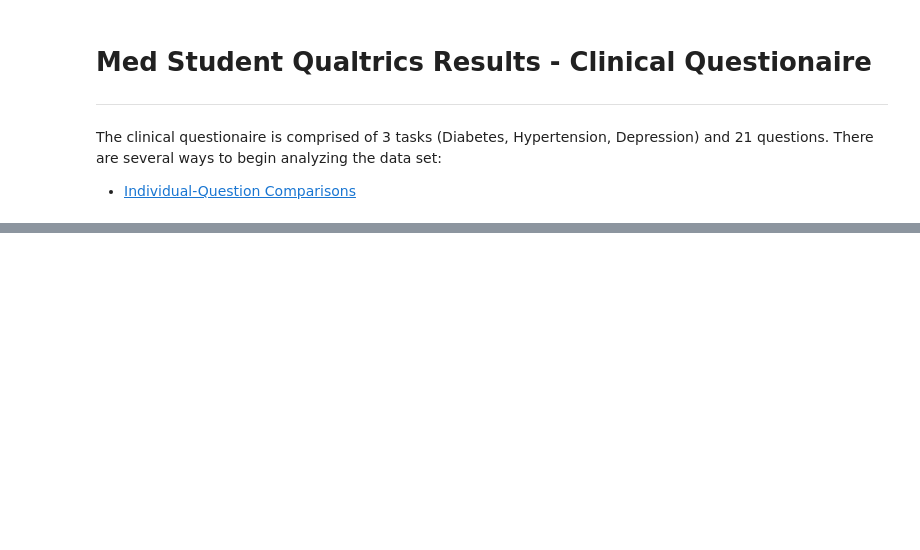
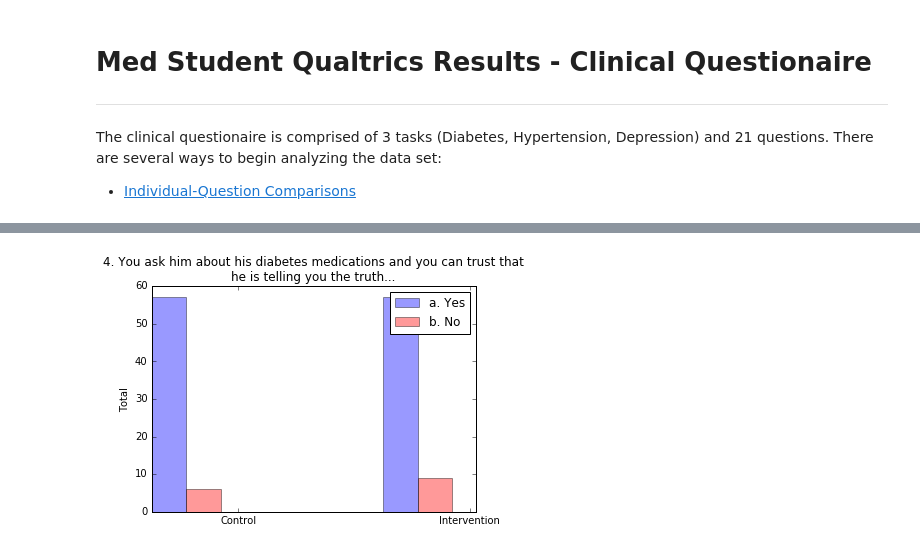
Before and after one commit to Duke-Translational-Bioinformatics/kairx-analysis, a Jupyter notebook: notebooks/med_student_qualtrics_cq.ipynb, the cells around one changed output, grey strips where cells are left out. Cells and saved outputs as stored; diff of their text form; code cells hidden in the pictures; blank space fills up the shorter version.

```diff
--- a/notebooks/med_student_qualtrics_cq.ipynb
+++ b/notebooks/med_student_qualtrics_cq.ipynb
@@ -36,0 +115,6 @@ The survey was comprised of the following questions, which, on an individual lev
+# %%
+questionsName =  '4. You ask him about his diabetes medications and you can trust that he is telling you the truth...'
+dd_number = 9
+createBarPlot(questionsName,dd_number,question_choi,cq_control,cq_interve)
+# %% [output]
+[figure, added]
```
Also changed, not shown: parts of 45 cells of this notebook, 5 other files.
